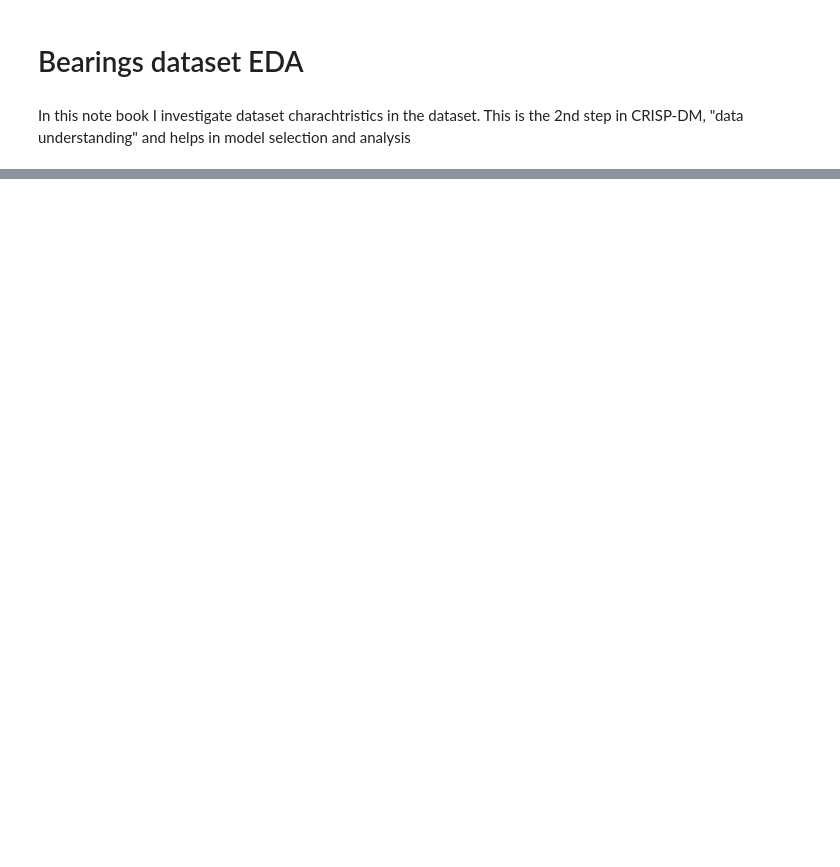
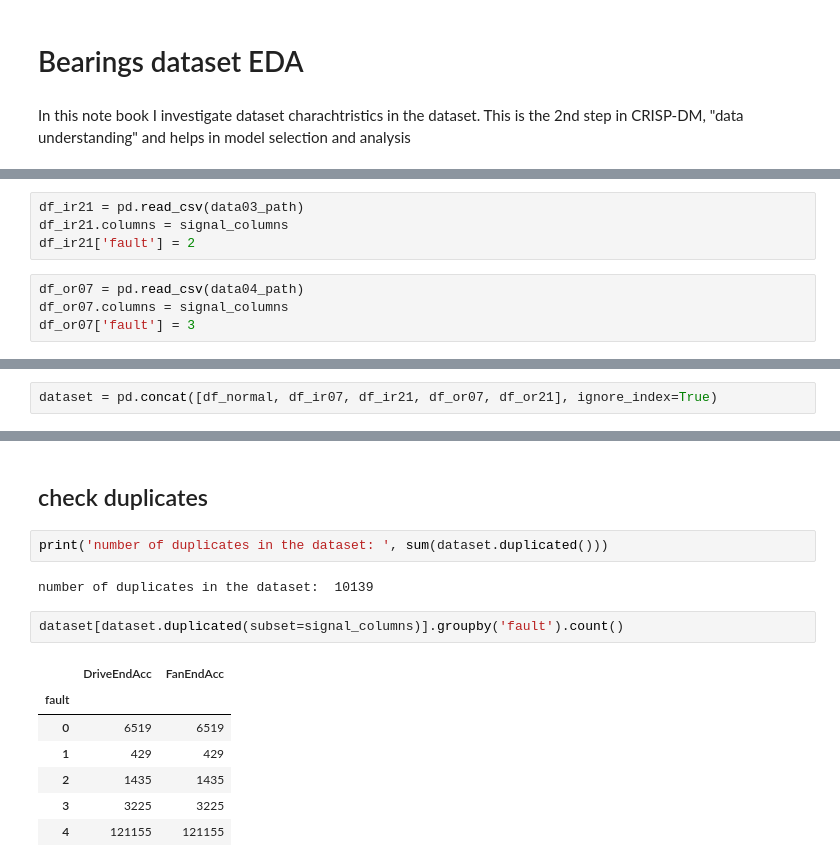
Before and after one commit to h4ppy0wl/PdM01, a Jupyter notebook: bearings01_EDA.ipynb, the cells around one changed output, grey strips where cells are left out. Drawn from its saved outputs; the diff is of its cells as text; blank space fills up the shorter version.

```diff
--- a/bearings01_EDA.ipynb
+++ b/bearings01_EDA.ipynb
@@ -34,0 +43,8 @@ df01_normal.columns = {''}
+# %%
+df_ir21 = pd.read_csv(data03_path)
+df_ir21.columns = signal_columns
+df_ir21['fault'] = 2
+# %%
+df_or07 = pd.read_csv(data04_path)
+df_or07.columns = signal_columns
+df_or07['fault'] = 3
@@ -34,0 +55,2 @@ df01_normal.columns = {''}
+# %%
+dataset = pd.concat([df_normal, df_ir07, df_ir21, df_or07, df_or21], ignore_index=True)
@@ -34,0 +103,16 @@ df01_normal.columns = {''}
+# %% [markdown]
+## check duplicates
+# %%
+print('number of duplicates in the dataset: ', sum(dataset.duplicated()))
+# %% [output]
+number of duplicates in the dataset:  10139
+# %%
+dataset[dataset.duplicated(subset=signal_columns)].groupby('fault').count()
+# %% [output]
+|  | DriveEndAcc | FanEndAcc |
+| fault |  |  |
+| 0 | 6519 | 6519 |
+| 1 | 429 | 429 |
+| 2 | 1435 | 1435 |
+| 3 | 3225 | 3225 |
+| 4 | 121155 | 121155 |
```
Also changed, not shown: parts of 20 cells of this notebook.
